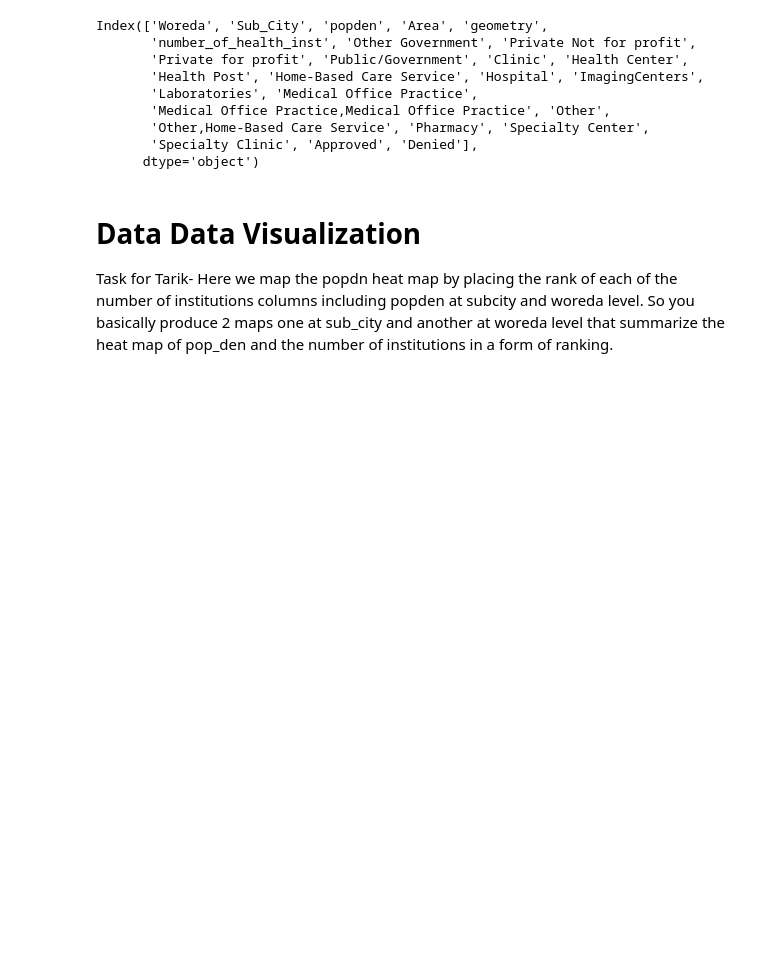
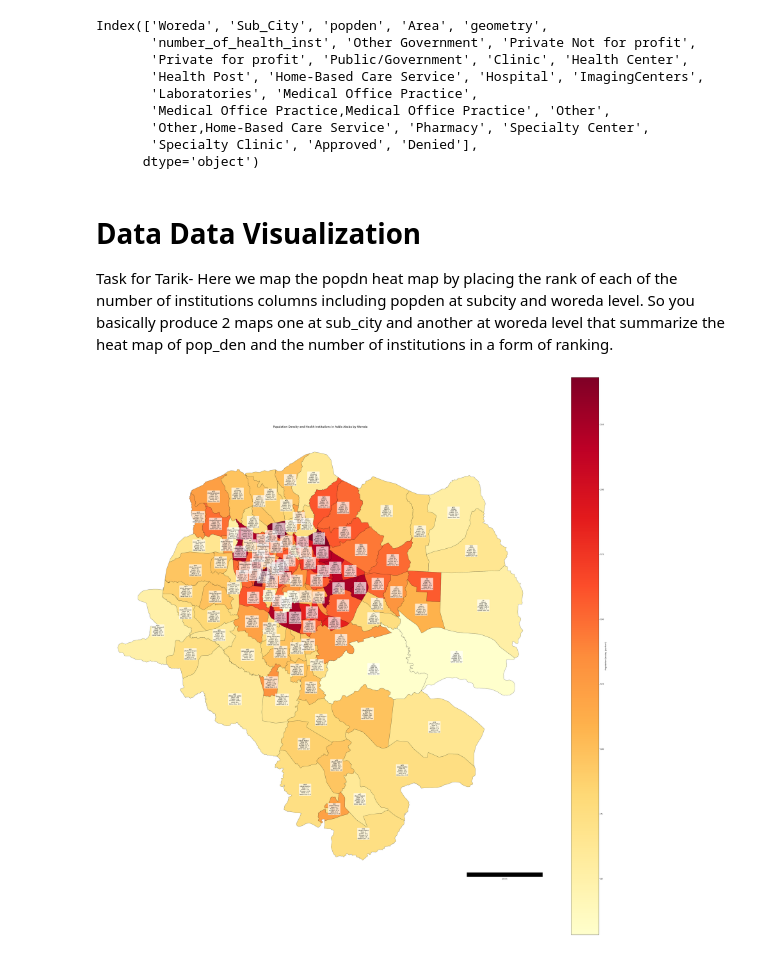
Before and after one commit to addis-insights/health-facilities, a Jupyter notebook: access-data-expore.ipynb, the cells around one changed output. Saved outputs shown, nothing was run; the diff lists cells and outputs as text; code cells hidden in the pictures; blank space fills up the shorter version.

Commit message:
made some visualization map for addis ababa to show intitution ranking with ownership type included as well

```diff
--- a/access-data-expore.ipynb
+++ b/access-data-expore.ipynb
@@ -21,7 +22,8 @@ The merged dataset will provide a comprehensive view of health facilities in Eth
 This section handles the cleaning and preprocessing of the Ethiopian health facilities dataset including handling missing values, standardizing text fields, and removing duplicates
 # %%
 # Load the data
-ethiopia_health = gpd.read_file('G:\\My Drive\\Data\\Ethiopian_health_Facilities\\Ethiopian Health Facilities.shp')
+ethiopia_health = gpd.read_file('./Ethiopian_health_Facilities/Ethiopian Health Facilities.shp')
+
 
 # Filter the data to include only Addis Ababa
 addis_ababa_health = ethiopia_health[ethiopia_health['admin1Name'] == 'Addis Ababa']
@@ -62,5 +64,3 @@ ownership_counts = addis_ababa_health.groupby(['admin1Name', 'Ownership'])\
     .size()\
     .reset_index(name='ownership_count')\
     .sort_values('ownership_count', ascending=False)
-print(health_counts)
-print(ownership_counts)
@@ -85,6 +67,6 @@ print(ownership_counts)
 # %%
 # Load Addis Ababa shapefile
-addis_db = gpd.read_file('G:\\My Drive\\AddisDatabase May 5 2025\\AddisDatabase May 5 2025\\AddisDatabase.shp')
+addis_db = gpd.read_file('../AddisDatabase.shp')
 
 # Drop rows with missing Woreda values
 addis_db = addis_db.dropna(subset=['Woreda'])
@@ -188,3 +133,63 @@ Index(['Woreda', 'Sub_City', 'popden', 'Area', 'geometry',
 # %% [markdown]
 # Data Data Visualization
 Task for Tarik- Here we map the popdn heat map by placing the rank of each of the number of institutions columns including popden at subcity and woreda level. So you basically produce 2 maps one at sub_city and another at woreda level that summarize the heat map of pop_den and the number of institutions in a form of ranking.
+# %%
+# Create a single figure for population density map
+fig, ax = plt.subplots(figsize=(40, 40))
+
+# Convert to GeoDataFrame if not already
+if not isinstance(condensed_df, gpd.GeoDataFrame):
+    condensed_df = gpd.GeoDataFrame(condensed_df, geometry='geometry')
+
+# Plot population density at Woreda level
+condensed_df.plot(
+    column='popden',
+    ax=ax,
+    legend=True,
+    cmap='YlOrRd',
+    missing_kwds={'color': 'lightgrey'},
+    legend_kwds={'label': 'Population Density (per km²)'},
+    edgecolor='black',  # Add black border for each woreda
+    linewidth=0.5       # Set border width
+)
+
+# Add title and remove axis
+ax.set_title('Population Density and Health Institutions in Addis Ababa by Woreda', fontsize=14, pad=20)
+ax.axis('off')
+
+# Add woreda, subcity labels and institution count with ownership breakdown
+for idx, row in condensed_df.iterrows():
+    # Get the centroid of each woreda
+    centroid = row.geometry.centroid
+
+    # Create ownership breakdown text
+    ownership_text = ""
+    if 'Public/Government' in row:
+        ownership_text += f"Public: {row['Public/Government']}\n"
+    if 'Private for profit' in row:
+        ownership_text += f"Private: {row['Private for profit']}\n"
+    if 'Private Not for profit' in row:
+        ownership_text += f"NGO: {row['Private Not for profit']}\n"
+    if 'Other Government' in row:
+        ownership_text += f"Other Gov: {row['Other Government']}"
+
+    # Add the woreda name, subcity and institution count with ownership breakdown
+    label_text = f"{row['Woreda']}\n({row['Sub_City']})\nTotal: {row['number_of_health_inst']}\n{ownership_text}"
+
+    ax.text(
+        centroid.x,
+        centroid.y,
+        label_text,
+        fontsize=8,
+        ha='center',
+        va='center',
+        bbox=dict(facecolor='white', alpha=0.7, edgecolor='none', boxstyle='round,pad=0.3')
+    )
+
+scale_bar = ScaleBar(1, units='km', location='lower right')
+ax.add_artist(scale_bar)
+
+plt.tight_layout()
+plt.show()
+# %% [output]
+[figure, added]
```
Also changed, not shown: parts of 5 cells of this notebook.
